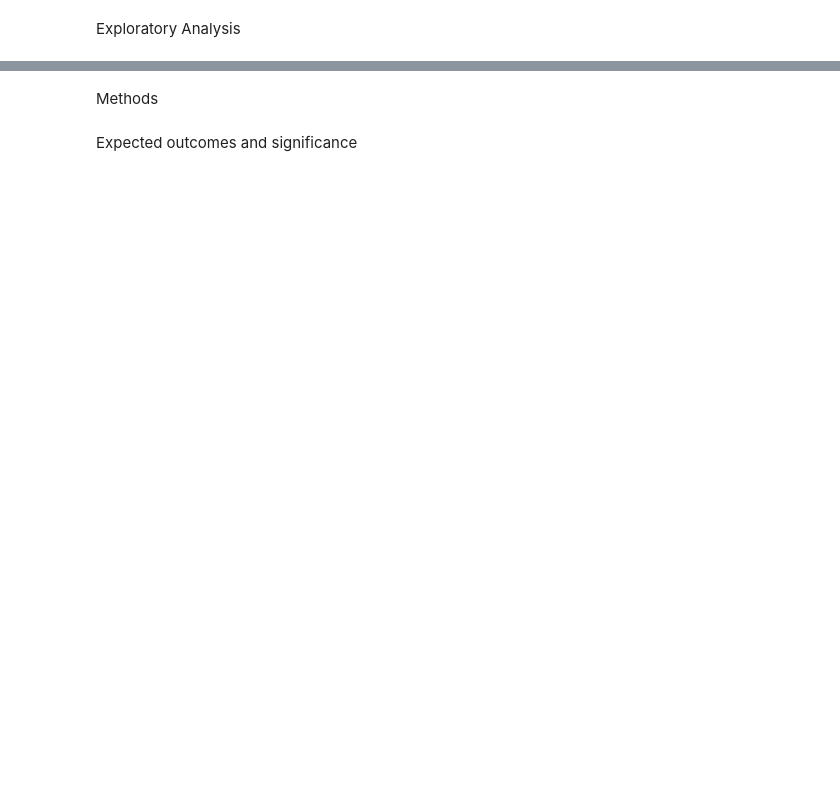
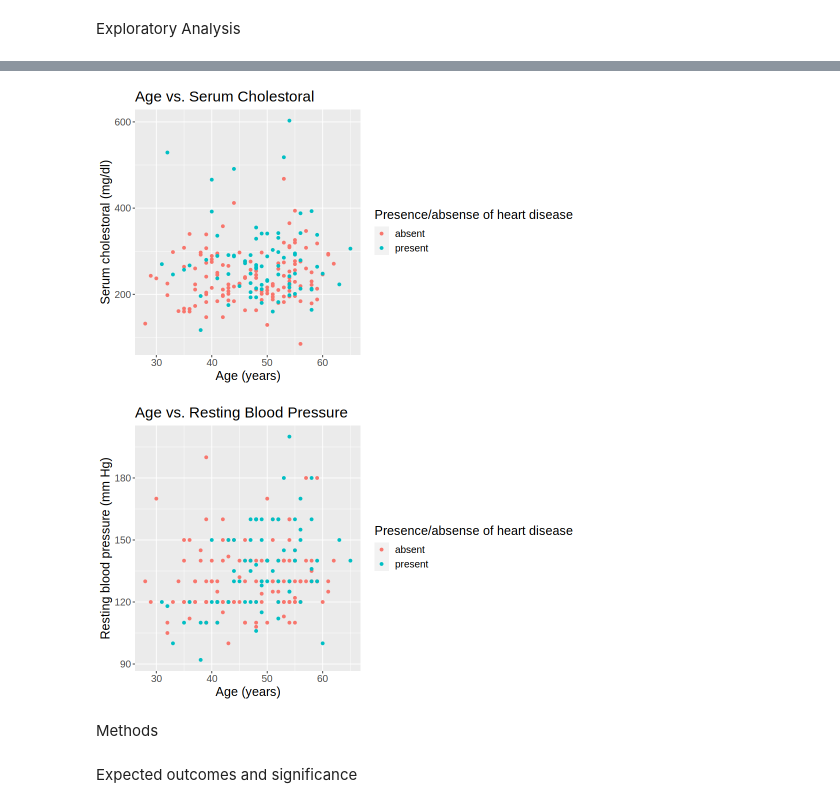
Before and after one commit to mairinleitch/dsci100_project-008-39, a Jupyter notebook: Heart_disease.ipynb, the cells around one changed output, grey strips where cells are left out. Drawn from its saved outputs; the diff is of its cells as text; code cells hidden in the pictures; blank space fills up the shorter version.

Commit message:
added graphs

```diff
--- a/Heart_disease.ipynb
+++ b/Heart_disease.ipynb
@@ -77,3 +80,25 @@ A tibble: 2 × 11
+# %%
+#visualising training data
+options(repr.plot.width = 8, repr.plot.height = 5)
+
+age_vs_cholesterol <- heart_train |>
+    ggplot(aes(x = age, y = chol, color = num_predicted)) +
+    geom_point() +
+    labs(x = "Age (years)", y = "Serum cholestoral (mg/dl)", color = "Presence/absense of heart disease") +
+    ggtitle("Age vs. Serum Cholestoral") +
+    theme(text = element_text(size=15))
+age_vs_cholesterol
+
+age_vs_trestbps <- heart_train |>
+    ggplot(aes(x = age, y = trestbps, color = num_predicted)) +
+    geom_point() +
+    labs(x = "Age (years)", y = "Resting blood pressure (mm Hg)", color = "Presence/absense of heart disease") +
+    ggtitle("Age vs. Resting Blood Pressure") +
+    theme(text = element_text(size=15))
+age_vs_trestbps
+# %% [output]
+[figure, added]
+[figure, added]
 # %% [markdown]
 Methods
 # %% [markdown]
```
Also changed, not shown: parts of 4 cells of this notebook.
